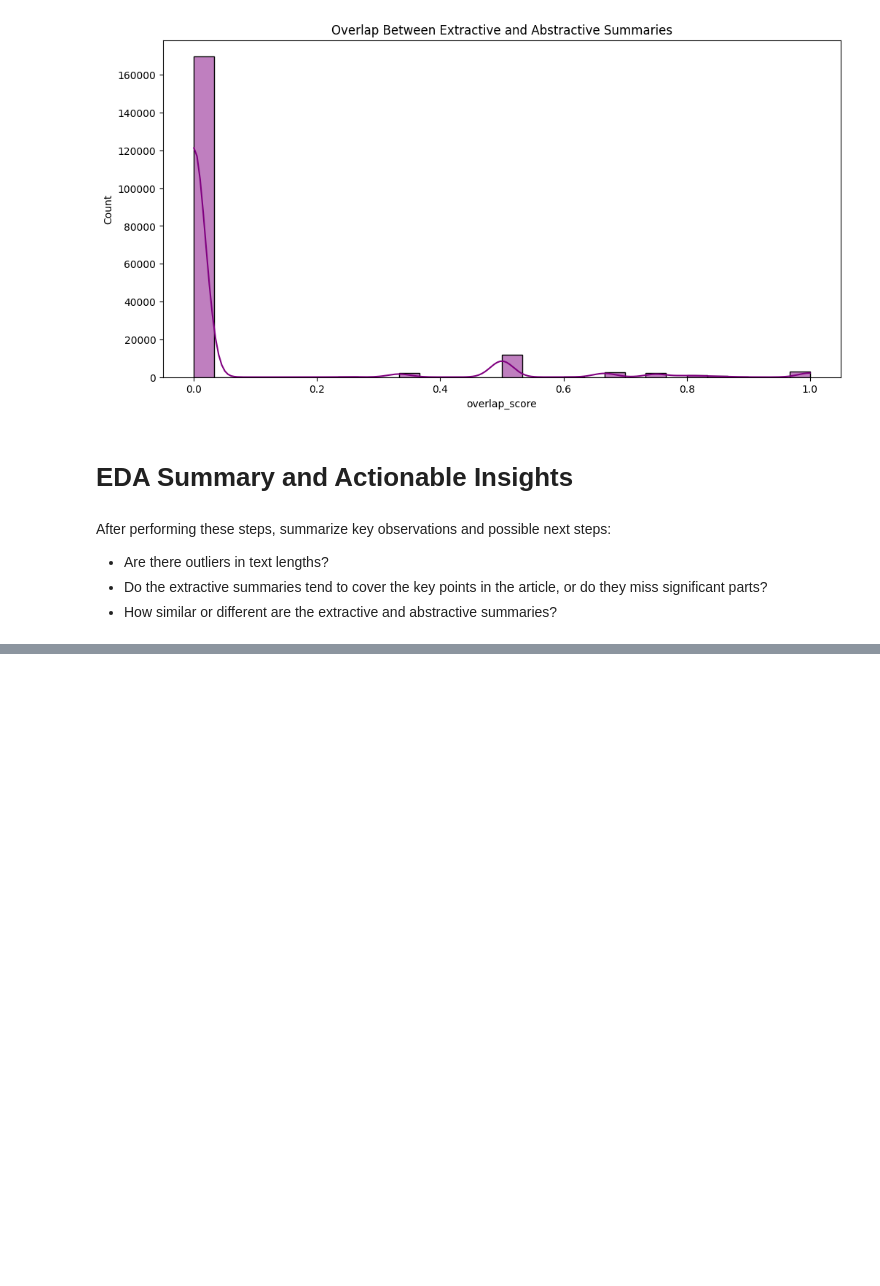
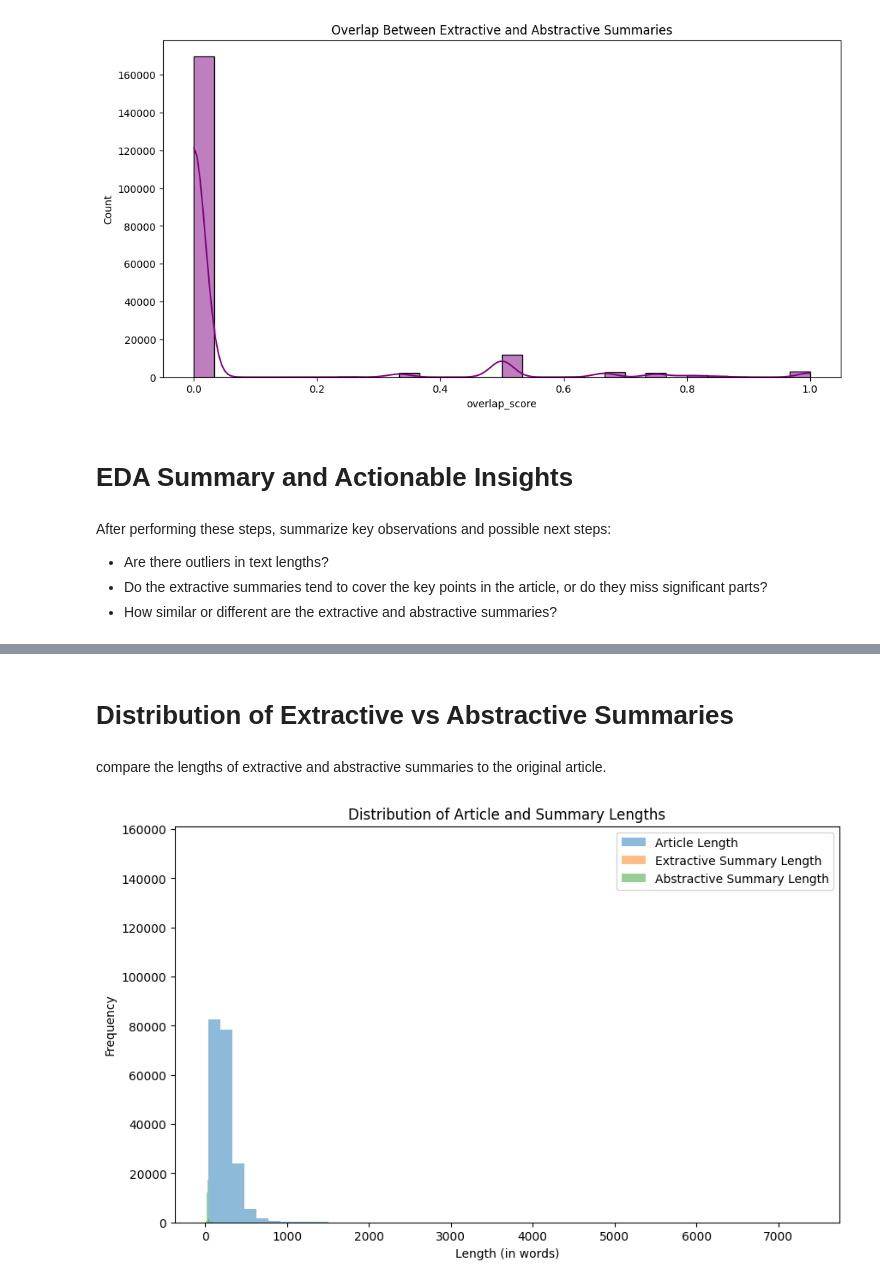
Before and after one commit to kairamilanifitria/NLP-Projects, a Jupyter notebook: Project 2 Text Summarization/Project2_EDA.ipynb, the cells around one changed output, grey strips where cells are left out. Saved outputs shown, nothing was run; the diff lists cells and outputs as text; code cells hidden in the pictures; blank space fills up the shorter version.

```diff
--- a/Project 2 Text Summarization/Project2_EDA.ipynb
+++ b/Project 2 Text Summarization/Project2_EDA.ipynb
@@ -193,0 +299,24 @@ After performing these steps, summarize key observations and possible next steps
+# %% [markdown]
+# Distribution of Extractive vs Abstractive Summaries
+# %% [markdown]
+compare the lengths of extractive and abstractive summaries to the original article.
+# %%
+import matplotlib.pyplot as plt
+
+# Calculate lengths
+train_df['article_length'] = train_df['clean_article'].apply(lambda x: len(x.split()))
+train_df['extractive_summary_length'] = train_df['extractive_summary'].apply(lambda x: len(x.split()))
+train_df['abstractive_summary_length'] = train_df['clean_summary'].apply(lambda x: len(x.split()))
+
+# Plot the distributions
+plt.figure(figsize=(10,6))
+plt.hist(train_df['article_length'], bins=50, alpha=0.5, label='Article Length')
+plt.hist(train_df['extractive_summary_length'], bins=50, alpha=0.5, label='Extractive Summary Length')
+plt.hist(train_df['abstractive_summary_length'], bins=50, alpha=0.5, label='Abstractive Summary Length')
+plt.legend(loc='upper right')
+plt.title('Distribution of Article and Summary Lengths')
+plt.xlabel('Length (in words)')
+plt.ylabel('Frequency')
+plt.show()
+# %% [output]
+[figure, added]
```
Also changed, not shown: parts of 12 cells of this notebook.
